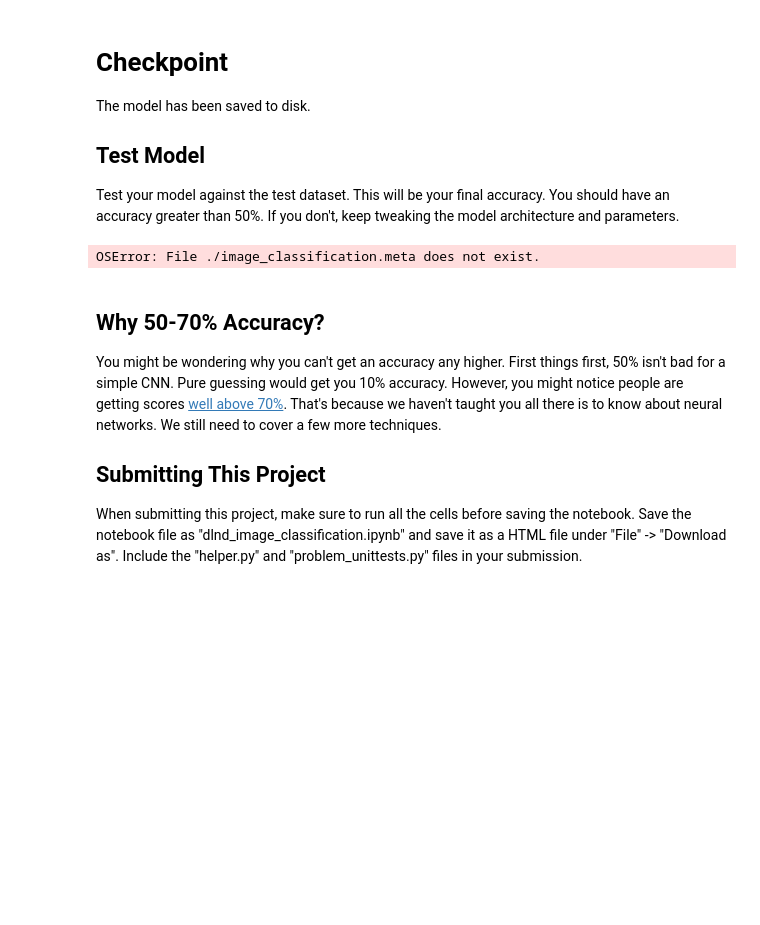
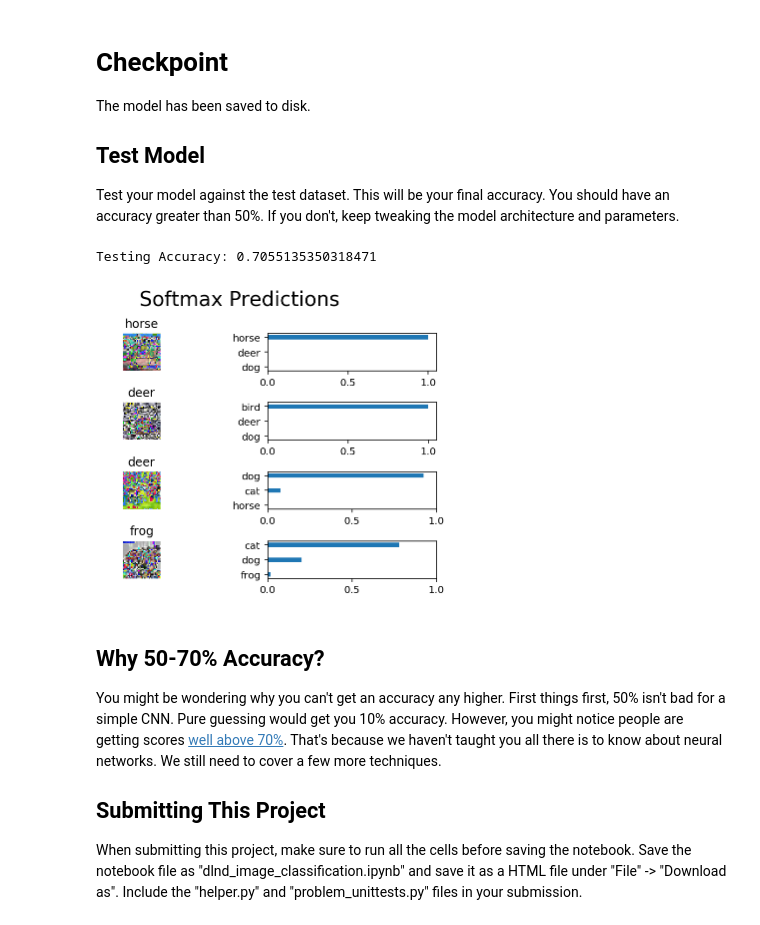
Before and after one commit to alesolano/mastering_tensorflow, a Jupyter notebook: cifar10/simple_conv/cifar10_classification.ipynb, the cells around one changed output. Saved outputs shown, nothing was run; the diff lists cells and outputs as text; code cells hidden in the pictures; blank space fills up the shorter version.

Commit message:
improve cifar10 accuracy

```diff
--- a/cifar10/simple_conv/cifar10_classification.ipynb
+++ b/cifar10/simple_conv/cifar10_classification.ipynb
@@ -218,7 +220,7 @@ def flatten(x, name='flatten'):
 ### Fully-Connected Layer
 Implement the `fully_conn` function to apply a fully connected layer to `x_tensor` with the shape (*Batch Size*, *num_outputs*). Shortcut option: you can use classes from the [TensorFlow Layers](https://www.tensorflow.org/api_docs/python/tf/layers) or [TensorFlow Layers (contrib)](https://www.tensorflow.org/api_guides/python/contrib.layers) packages for this layer. For more of a challenge, only use other TensorFlow packages.
 # %%
-def fully_conn(x, num_outputs, keep_prob=1, name='fc'):
+def fully_conn(x, num_outputs, relu=True, keep_prob=1, name='fc'):
     """
     Apply a fully connected layer to x using weight and bias
     : x: A 2-D tensor where the first dimension is batch size.
@@ -232,8 +234,10 @@ def fully_conn(x, num_outputs, keep_prob=1, name='fc'):
         b = tf.Variable(tf.zeros([num_outputs]), name='b')
 
         x = tf.add(tf.matmul(x, W), b)
-        x = tf.nn.relu(x)
+        if relu:
+            x = tf.nn.relu(x)
         x = tf.nn.dropout(x, keep_prob)
+        x = tf.identity(x, name='out')
     return x
 # %% [markdown]
 ### Output Layer
@@ -275,7 +281,7 @@ flat = flatten(maxpool2, name='flat')
 # classifiers
 fc1 = fully_conn(flat, num_outputs=256, keep_prob=keep_prob, name='fc1')
 fc2 = fully_conn(fc1, num_outputs=128, keep_prob=keep_prob, name='fc2')
-logits = fully_conn(fc2, num_outputs=10, name='logits')
+logits = fully_conn(fc2, num_outputs=10, relu=False, name='logits')
 
 # Loss and Optimizer
 cost = tf.reduce_mean(tf.nn.softmax_cross_entropy_with_logits(logits=logits, labels=y))
@@ -351,7 +357,7 @@ Tune the following parameters:
 * Set `keep_probability` to the probability of keeping a node using dropout
 # %%
 # TODO: Tune Parameters
-epochs = 10
+epochs = 8
 batch_size = 64
 keep_probability = .75
 # %% [markdown]
@@ -385,9 +390,6 @@ KeyboardInterrupt:
 ### Fully Train the Model
 Now that you got a good accuracy with a single CIFAR-10 batch, try it with all five batches.
 # %%
-"""
-DON'T MODIFY ANYTHING IN THIS CELL
-"""
 save_model_path = './image_classification'
 
 print('Training...')
@@ -408,5 +410,8 @@ with tf.Session() as sess:
     # Save Model
     saver = tf.train.Saver()
     save_path = saver.save(sess, save_model_path)
+
+    writer = tf.summary.FileWriter('/tmp/cifar10/2')
+    writer.add_graph(sess.graph)
 # %% [output]
 Training...
@@ -432,9 +437,6 @@ The model has been saved to disk.
 ## Test Model
 Test your model against the test dataset.  This will be your final accuracy. You should have an accuracy greater than 50%. If you don't, keep tweaking the model architecture and parameters.
 # %%
-"""
-DON'T MODIFY ANYTHING IN THIS CELL
-"""
 %matplotlib inline
 %config InlineBackend.figure_format = 'retina'
 
@@ -459,7 +461,7 @@ def test_model():
     Test the saved model against the test dataset
     """
 
-    test_features, test_labels = pickle.load(open('preprocess_training.p', mode='rb'))
+    test_features, test_labels = pickle.load(open('preprocess_test.p', mode='rb'))
     loaded_graph = tf.Graph()
 
     with tf.Session(graph=loaded_graph) as sess:
@@ -468,35 +470,36 @@ def test_model():
         loader.restore(sess, save_model_path)
 
         # Get Tensors from loaded model
         loaded_x = loaded_graph.get_tensor_by_name('x:0')
         loaded_y = loaded_graph.get_tensor_by_name('y:0')
         loaded_keep_prob = loaded_graph.get_tensor_by_name('keep_prob:0')
-        loaded_logits = loaded_graph.get_tensor_by_name('logits:0')
+        loaded_logits = loaded_graph.get_tensor_by_name('logits/out:0')
         loaded_acc = loaded_graph.get_tensor_by_name('accuracy:0')
 
         # Get accuracy in batches for memory limitations
         test_batch_acc_total = 0
         test_batch_count = 0
 
         for train_feature_batch, train_label_batch in helper.batch_features_labels(test_features, test_labels, batch_size):
             test_batch_acc_total += sess.run(
                 loaded_acc,
                 feed_dict={loaded_x: train_feature_batch, loaded_y: train_label_batch, loaded_keep_prob: 1.0})
             test_batch_count += 1
 
         print('Testing Accuracy: {}\n'.format(test_batch_acc_total/test_batch_count))
 
         # Print Random Samples
         random_test_features, random_test_labels = tuple(zip(*random.sample(list(zip(test_features, test_labels)), n_samples)))
         random_test_predictions = sess.run(
             tf.nn.top_k(tf.nn.softmax(loaded_logits), top_n_predictions),
             feed_dict={loaded_x: random_test_features, loaded_y: random_test_labels, loaded_keep_prob: 1.0})
         helper.display_image_predictions(random_test_features, random_test_labels, random_test_predictions)
 
 
 test_model()
 # %% [output]
-OSError: File ./image_classification.meta does not exist.
+Testing Accuracy: 0.7055135350318471
+[figure, added]
 # %% [markdown]
 ## Why 50-70% Accuracy?
 You might be wondering why you can't get an accuracy any higher. First things first, 50% isn't bad for a simple CNN.  Pure guessing would get you 10% accuracy. However, you might notice people are getting scores [well above 70%](http://rodrigob.github.io/are_we_there_yet/build/classification_datasets_results.html#43494641522d3130).  That's because we haven't taught you all there is to know about neural networks. We still need to cover a few more techniques.
```
Also changed, not shown: parts of 5 cells of this notebook, 1 other file.
